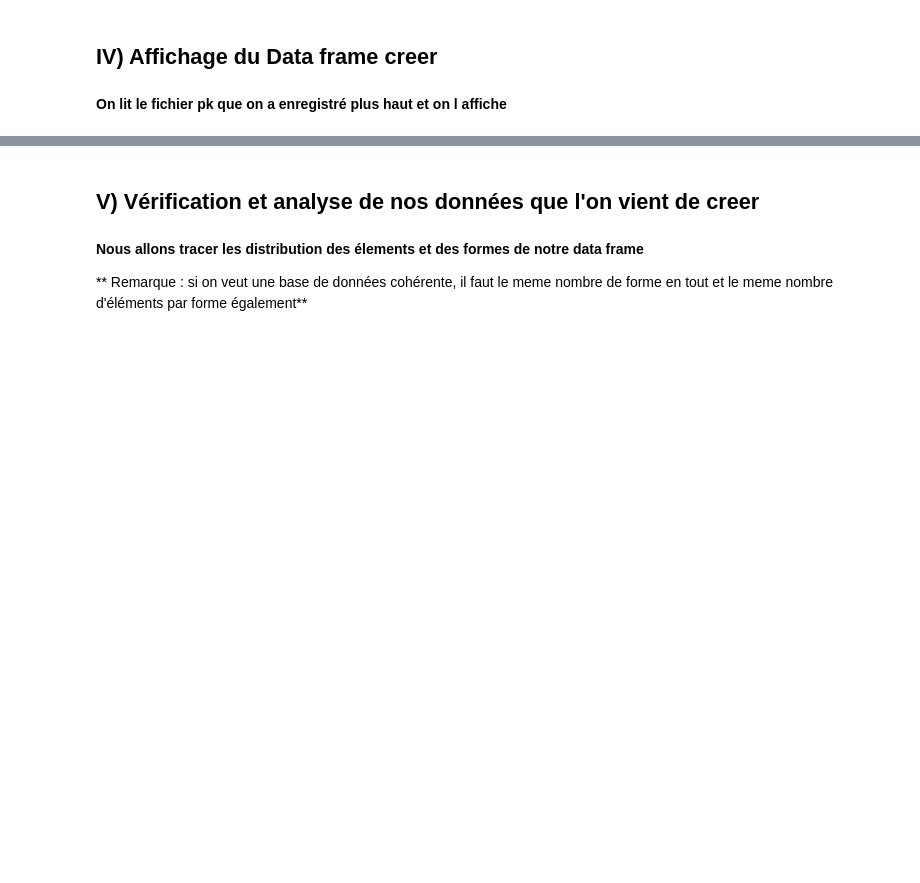
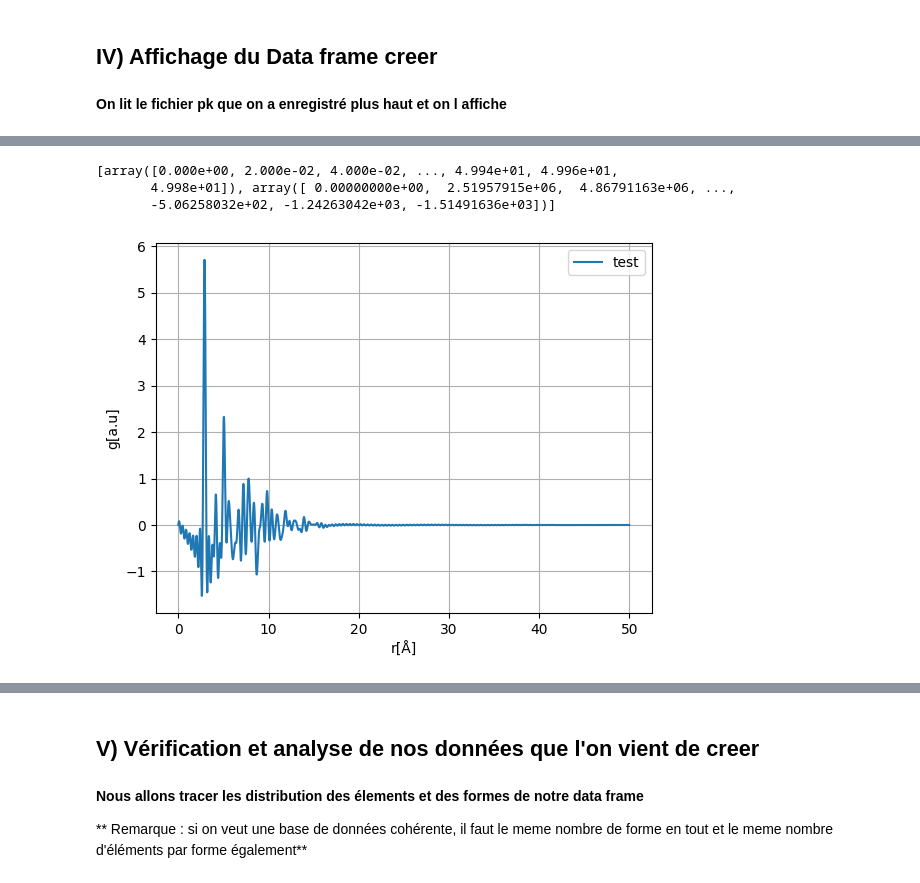
Before and after one commit to scayez/Projet_SAXS_WAXS_IA, a Jupyter notebook: script_shape_johnson.ipynb, the cells around one changed output, grey strips where cells are left out. Saved outputs shown, nothing was run; the diff lists cells and outputs as text; code cells hidden in the pictures; blank space fills up the shorter version.

```diff
--- a/script_shape_johnson.ipynb
+++ b/script_shape_johnson.ipynb
@@ -561,0 +667,19 @@ plt.show()
+# %%
+r=data["PDF"][0][0]
+g=data["PDF"][0][1]
+print(data["PDF"][1])
+
+
+##### Tracer de g(r)
+plt.figure()
+plt.plot(r,g,label='test')
+plt.xlabel("r[Å]")
+plt.ylabel("g[a.u]")
+plt.grid()
+plt.legend()
+plt.show()
+# %% [output]
+[array([0.000e+00, 2.000e-02, 4.000e-02, ..., 4.994e+01, 4.996e+01,
+       4.998e+01]), array([ 0.00000000e+00,  2.51957915e+06,  4.86791163e+06, ...,
+       -5.06258032e+02, -1.24263042e+03, -1.51491636e+03])]
+[figure, added]
```
Also changed, not shown: parts of 22 cells of this notebook.
